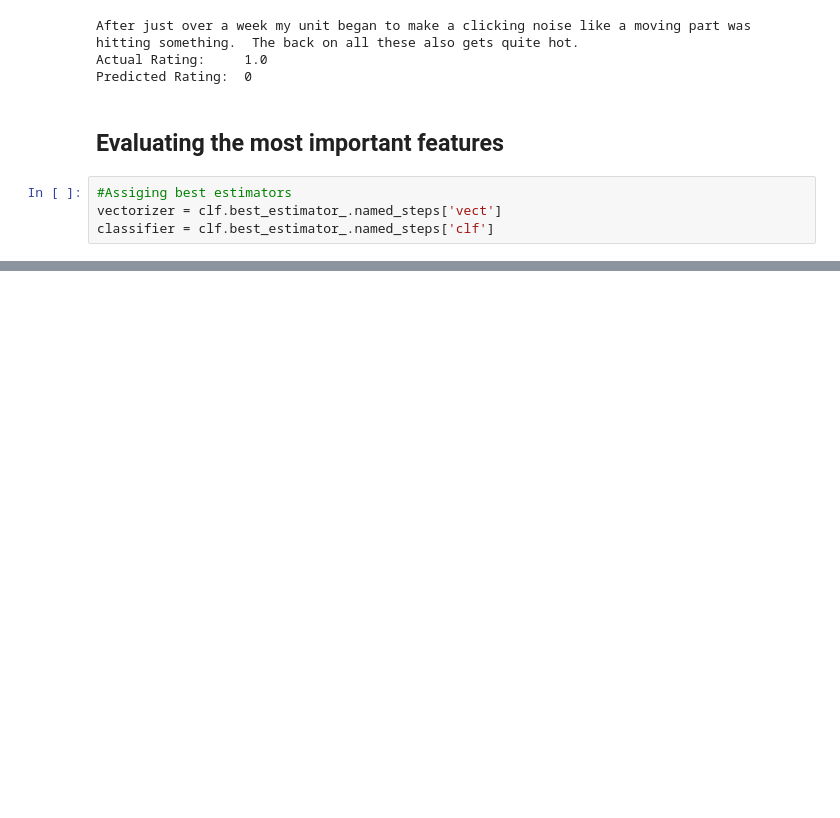
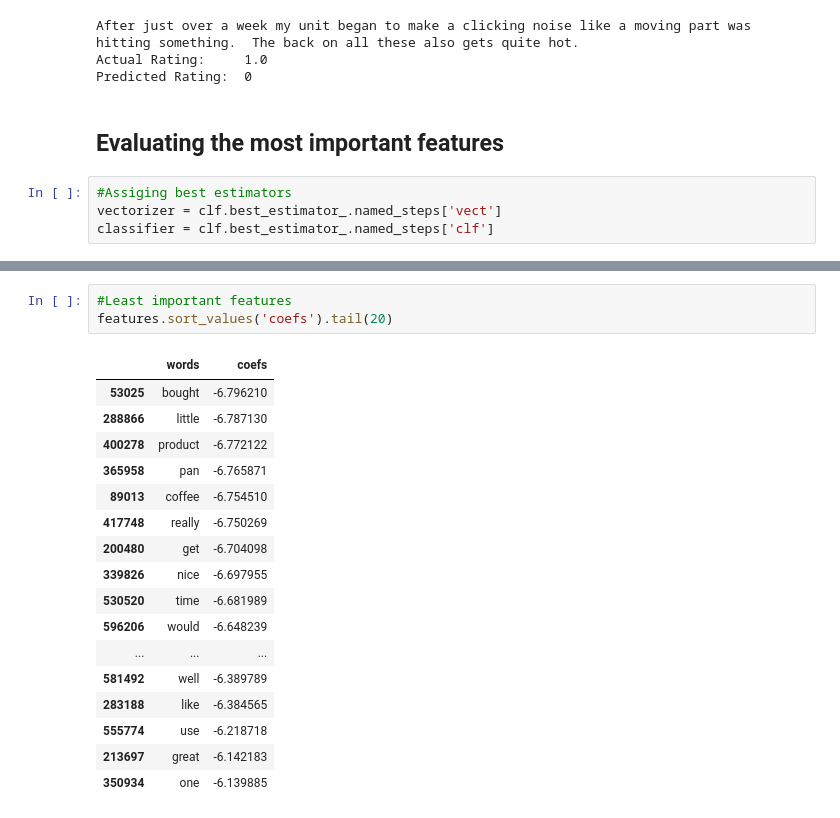
Before and after one commit to Vinuthask/Sentiment-Analysis-on-Amazon-Reviews, a Jupyter notebook: Sentimental Analysis on Amazon Reviews.ipynb, the cells around one changed output, grey strips where cells are left out. Drawn from its saved outputs; the diff is of its cells as text; blank space fills up the shorter version.

```diff
--- a/Sentimental Analysis on Amazon Reviews.ipynb
+++ b/Sentimental Analysis on Amazon Reviews.ipynb
@@ -276,0 +260,21 @@ Pos_Features
+# %%
+#Least important features
+features.sort_values('coefs').tail(20)
+# %% [output]
+|  | words | coefs |
+| 53025 | bought | -6.796210 |
+| 288866 | little | -6.787130 |
+| 400278 | product | -6.772122 |
+| 365958 | pan | -6.765871 |
+| 89013 | coffee | -6.754510 |
+| 417748 | really | -6.750269 |
+| 200480 | get | -6.704098 |
+| 339826 | nice | -6.697955 |
+| 530520 | time | -6.681989 |
+| 596206 | would | -6.648239 |
+| ... | ... | ... |
+| 581492 | well | -6.389789 |
+| 283188 | like | -6.384565 |
+| 555774 | use | -6.218718 |
+| 213697 | great | -6.142183 |
+| 350934 | one | -6.139885 |
```
Also changed, not shown: parts of 4 cells of this notebook.
